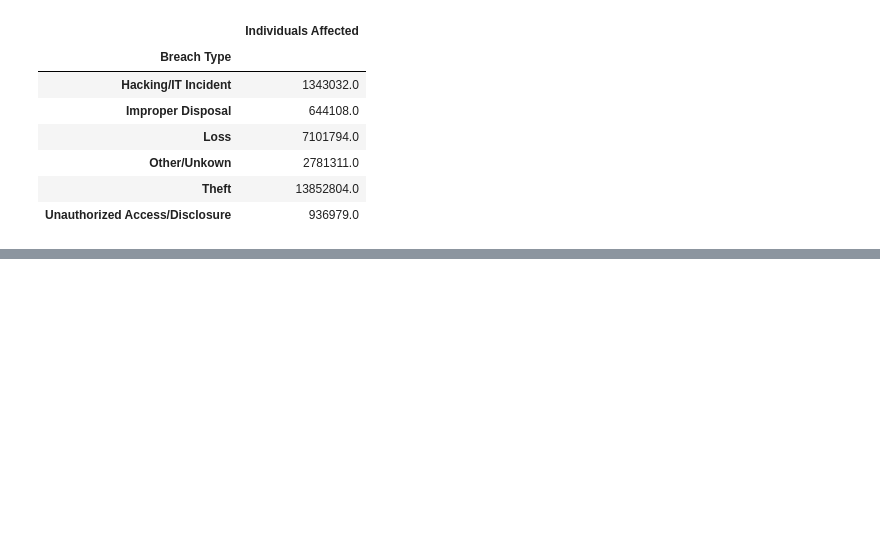
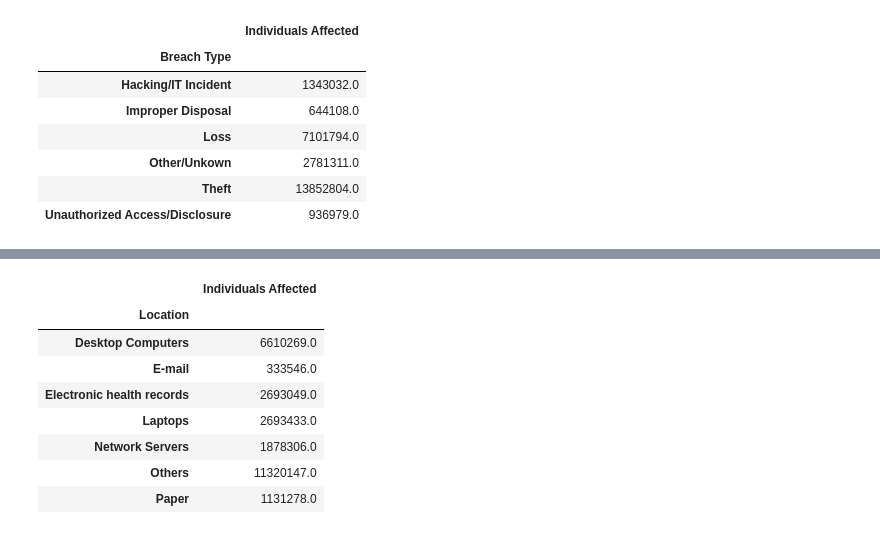
Before and after one commit to noelthomas28/2022Fall_projects, a Jupyter notebook: IS597PR_Final_Project.ipynb, the cells around one changed output, grey strips where cells are left out. Cells and saved outputs as stored; diff of their text form; code cells hidden in the pictures; blank space fills up the shorter version.

Commit message:
Added aggregations for location of breach

```diff
--- a/IS597PR_Final_Project.ipynb
+++ b/IS597PR_Final_Project.ipynb
@@ -152,0 +162,34 @@ df1.groupby(['Breach Type']).sum()
+# %%
+for x in df1['Location of Breached Information']:
+  if 'Desktop Computer' in x:
+    df1.loc[df1['Location of Breached Information'] == x,'Location'] = 'Desktop Computers'
+    continue
+  if 'Electronic Medical Record' in x:
+    df1.loc[df1['Location of Breached Information'] == x,'Location'] = 'Electronic health records'
+    continue
+  if 'Email' in x:
+    df1.loc[df1['Location of Breached Information'] == x,'Location'] = 'E-mail'
+    continue
+  if 'Laptop' in x:
+    df1.loc[df1['Location of Breached Information'] == x,'Location'] = 'Laptops'
+    continue
+  if 'Network Server' in x:
+    df1.loc[df1['Location of Breached Information'] == x,'Location'] = 'Network Servers'
+    continue
+  if 'Other' in x:
+    df1.loc[df1['Location of Breached Information'] == x,'Location'] = 'Others'
+  if 'Paper' in x:
+    df1.loc[df1['Location of Breached Information'] == x,'Location'] = 'Paper'
+    continue
+# %%
+df1.groupby(['Location']).sum()
+# %% [output]
+|  | Individuals Affected |
+| Location |  |
+| Desktop Computers | 6610269.0 |
+| E-mail | 333546.0 |
+| Electronic health records | 2693049.0 |
+| Laptops | 2693433.0 |
+| Network Servers | 1878306.0 |
+| Others | 11320147.0 |
+| Paper | 1131278.0 |
```
Also changed, not shown: parts of 2 cells of this notebook.
